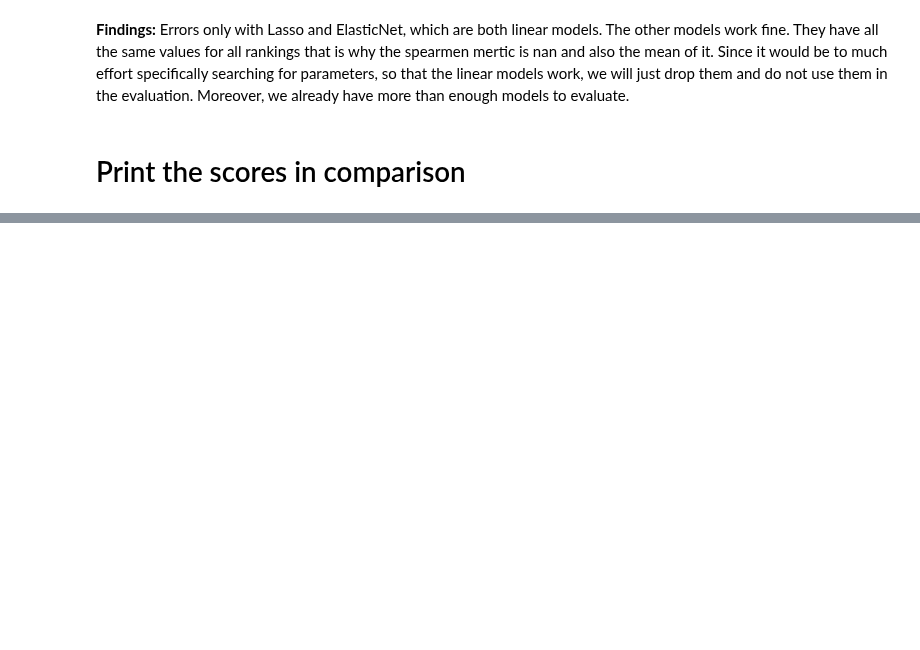
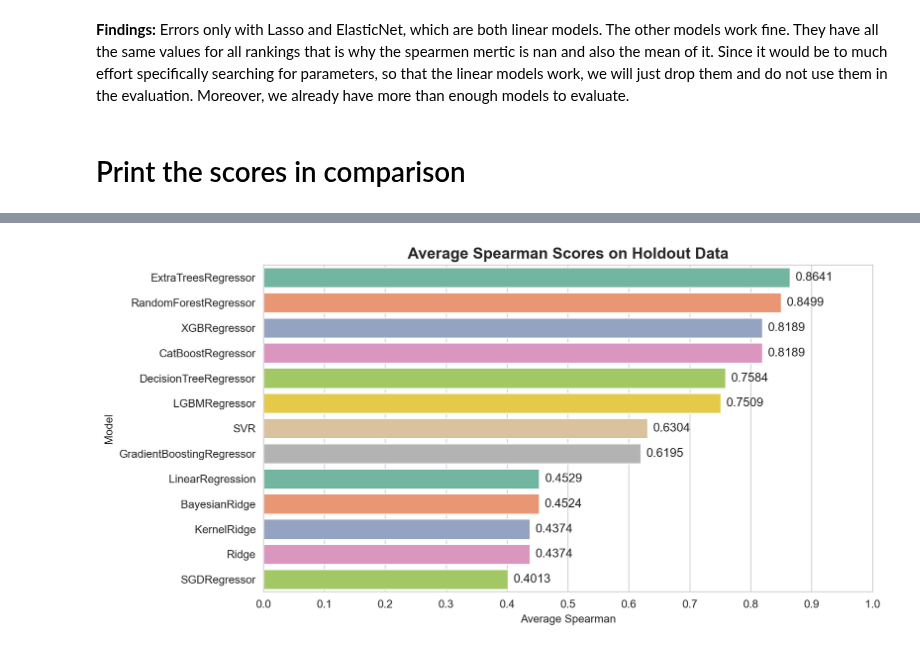
Before and after one commit to nina-prog/meta-learning-for-encoder-selection, a Jupyter notebook: notebooks/week11/week11-regression.ipynb, the cells around one changed output, grey strips where cells are left out. Saved outputs shown, nothing was run; the diff lists cells and outputs as text; code cells hidden in the pictures; blank space fills up the shorter version.

Commit message:
App plot for comparison

```diff
--- a/notebooks/week11/week11-regression.ipynb
+++ b/notebooks/week11/week11-regression.ipynb
@@ -228,7 +228,5 @@ array([0.32571095, 0.32571095, 0.32571095, ..., 0.32571095, 0.32571095,
 # Print the scores in comparison
 # %%
 # get scores
-scores_df = pd.DataFrame(scores, index=[0])
-scores_df = scores_df.melt(var_name="model", value_name="average_spearman")
-scores_df = scores_df.sort_values(by="average_spearman", ascending=False)
+scores_df = pd.DataFrame.from_dict(scores, orient="index", columns=["average_spearman"]).sort_values(by="average_spearman", ascending=False).reset_index(names=["model"])
 scores_df
@@ -234,0 +248,14 @@ scores_df
+# %%
+# plot scores
+fig, ax = plt.subplots(figsize=(10, 5))
+sns.barplot(x="average_spearman", y="model", data=scores_df, ax=ax, palette="Set2")
+ax.bar_label(ax.containers[0], fmt="%.4f", size=11, padding=5)
+ax.set_title("Average Spearman Scores on Holdout Data", size=14, fontweight="bold")
+ax.set_xlabel("Average Spearman")
+ax.set_ylabel("Model")
+ax.set_xticks(np.arange(0, 1.1, 0.1))
+
+plt.tight_layout()
+plt.show()
+# %% [output]
+[figure, added]
```
Also changed, not shown: parts of 2 cells of this notebook.
